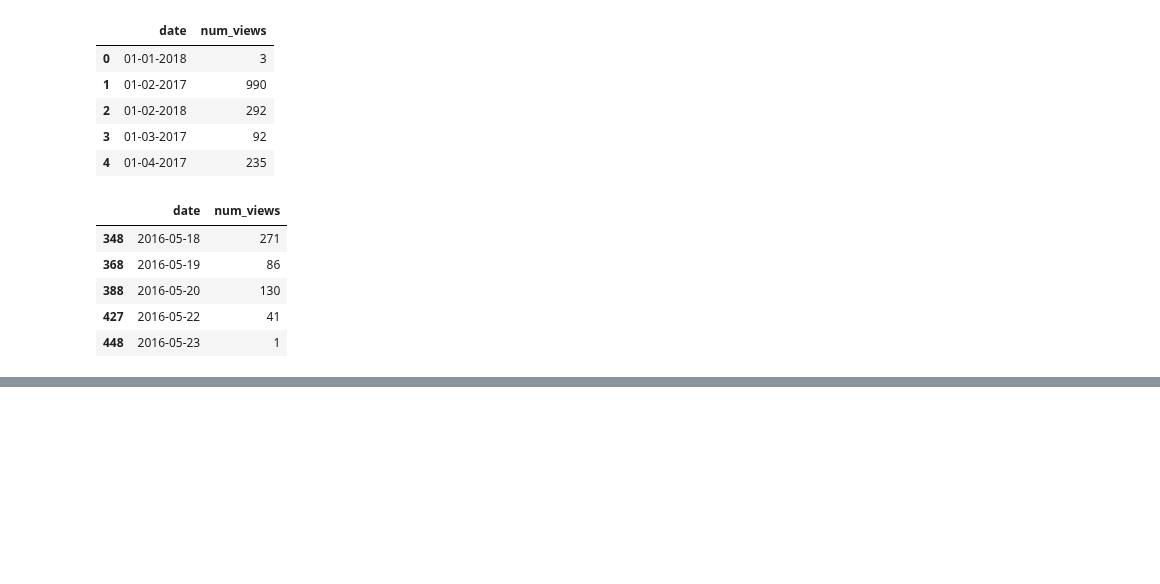
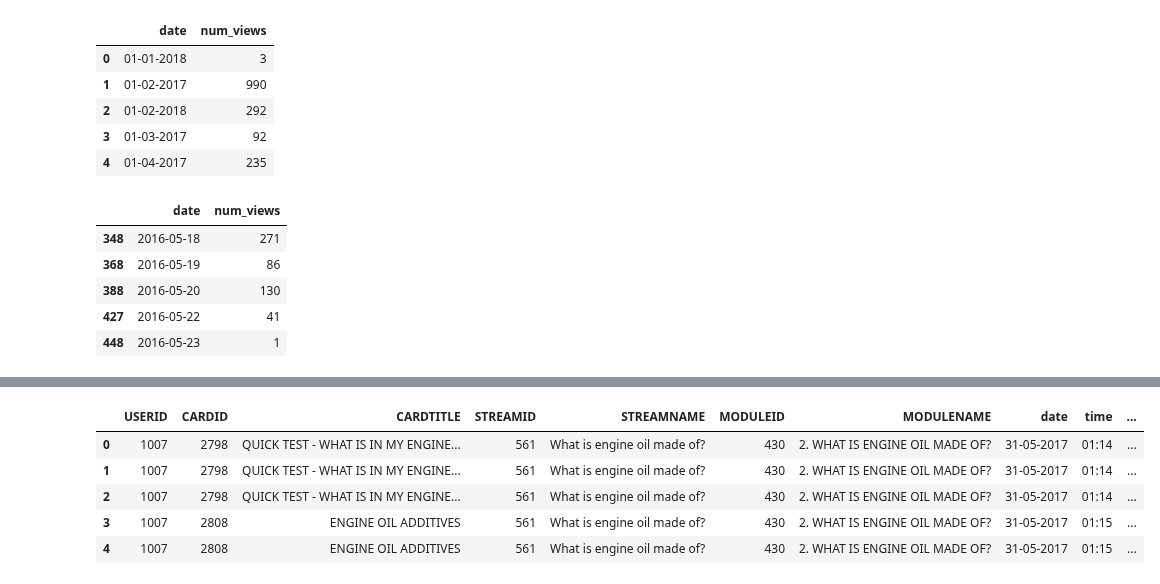
Before and after one commit to ace-racer/ContextualRecommender, a Jupyter notebook: hybird_recommender/exploration/Stream Views Forecasting.ipynb, the cells around one changed output, grey strips where cells are left out. Drawn from its saved outputs; the diff is of its cells as text; code cells hidden in the pictures; blank space fills up the shorter version.

```diff
--- a/hybird_recommender/exploration/Stream Views Forecasting.ipynb
+++ b/hybird_recommender/exploration/Stream Views Forecasting.ipynb
@@ -60,0 +78,9 @@ ValueError: ordinal must be >= 1
+# %%
+stream_views_df.head()
+# %% [output]
+|  | USERID | CARDID | CARDTITLE | STREAMID | STREAMNAME | MODULEID | MODULENAME | date | time | ... |
+| 0 | 1007 | 2798 | QUICK TEST - WHAT IS IN MY ENGINE... | 561 | What is engine oil made of? | 430 | 2. WHAT IS ENGINE OIL MADE OF? | 31-05-2017 | 01:14 | ... |
+| 1 | 1007 | 2798 | QUICK TEST - WHAT IS IN MY ENGINE... | 561 | What is engine oil made of? | 430 | 2. WHAT IS ENGINE OIL MADE OF? | 31-05-2017 | 01:14 | ... |
+| 2 | 1007 | 2798 | QUICK TEST - WHAT IS IN MY ENGINE... | 561 | What is engine oil made of? | 430 | 2. WHAT IS ENGINE OIL MADE OF? | 31-05-2017 | 01:14 | ... |
+| 3 | 1007 | 2808 | ENGINE OIL ADDITIVES | 561 | What is engine oil made of? | 430 | 2. WHAT IS ENGINE OIL MADE OF? | 31-05-2017 | 01:15 | ... |
+| 4 | 1007 | 2808 | ENGINE OIL ADDITIVES | 561 | What is engine oil made of? | 430 | 2. WHAT IS ENGINE OIL MADE OF? | 31-05-2017 | 01:15 | ... |
```
Also changed, not shown: parts of 6 cells of this notebook.
